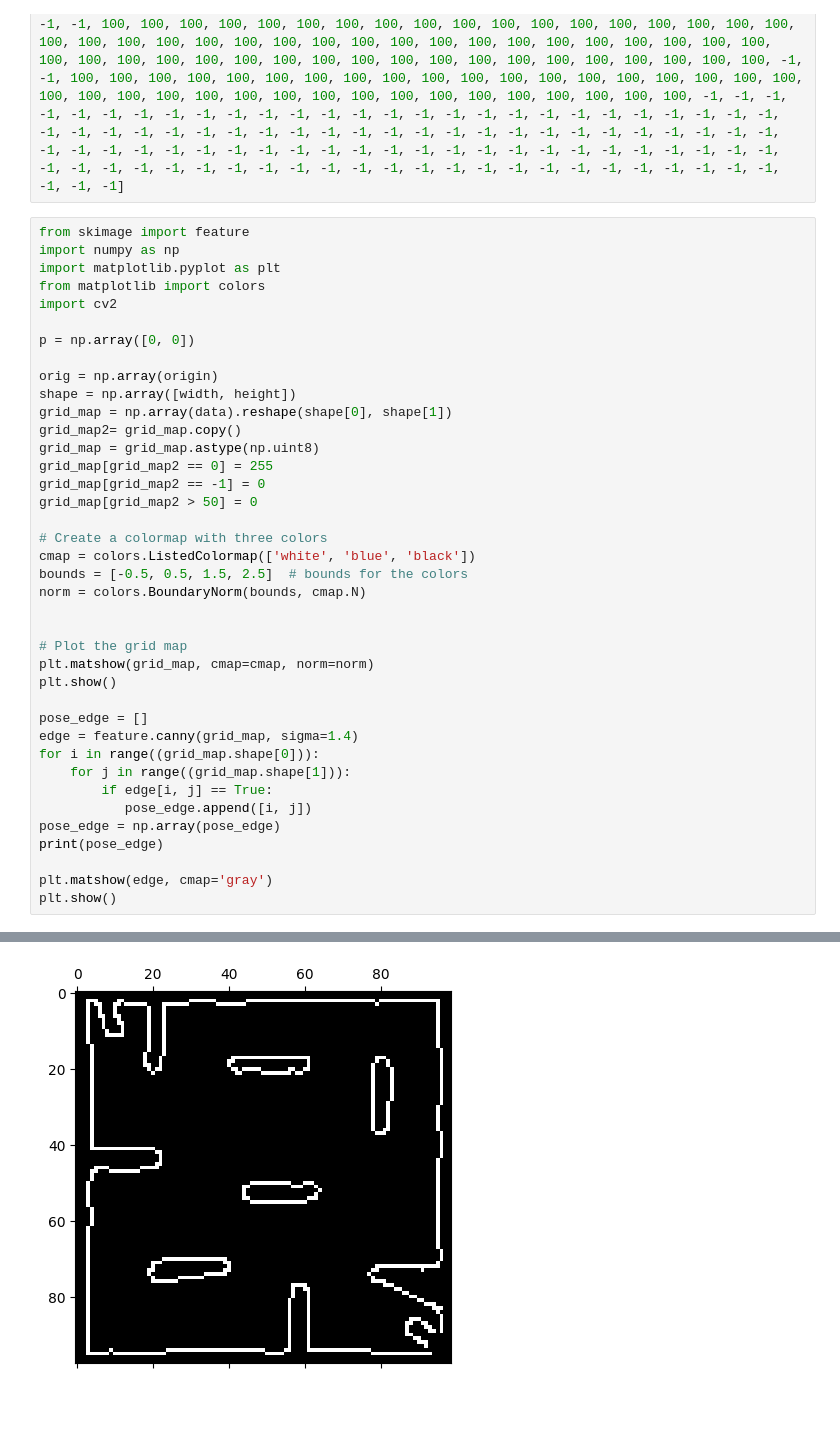
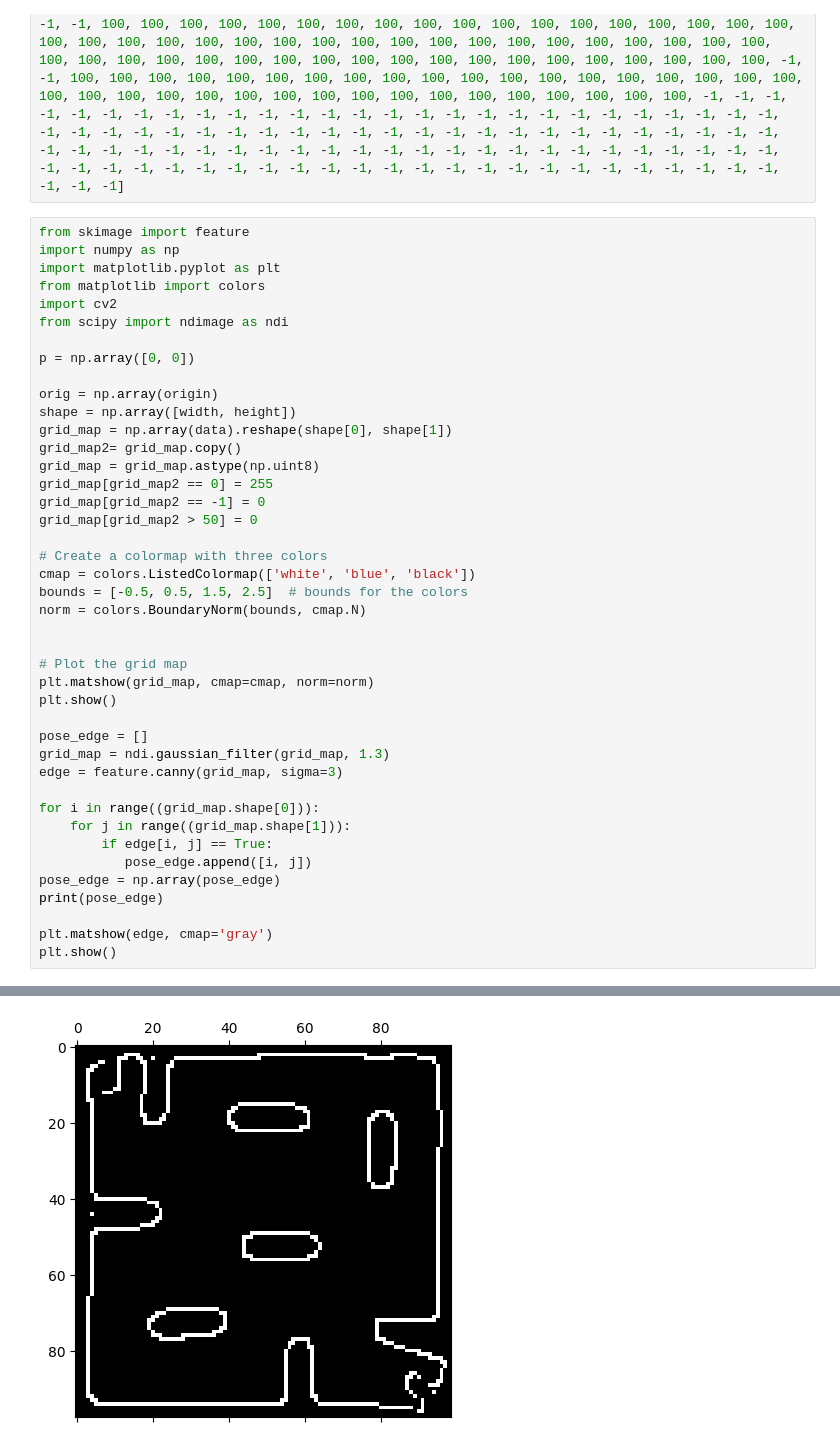
Before and after one commit to eliyaskidnae/frontier_exploration, a Jupyter notebook: notebooks/g.ipynb, the cells around one changed output, grey strips where cells are left out. Saved outputs shown, nothing was run; the diff lists cells and outputs as text; blank space fills up the shorter version.

```diff
--- a/notebooks/g.ipynb
+++ b/notebooks/g.ipynb
@@ -107,6 +107,7 @@ import numpy as np
 import matplotlib.pyplot as plt
 from matplotlib import colors
 import cv2
+from scipy import ndimage as ndi
 
 p = np.array([0, 0])
 
@@ -130,7 +131,9 @@ plt.matshow(grid_map, cmap=cmap, norm=norm)
 plt.show()
 
 pose_edge = []
-edge = feature.canny(grid_map, sigma=1.4)
+grid_map = ndi.gaussian_filter(grid_map, 1.3)
+edge = feature.canny(grid_map, sigma=3)
+
 for i in range((grid_map.shape[0])):
     for j in range((grid_map.shape[1])):
         if edge[i, j] == True:
@@ -152,4 +155,4 @@ plt.show()
-[figure, old version]
+[figure, new version]
 # %%
 from skimage import feature
 import numpy as np
```
Also changed, not shown: parts of 4 cells of this notebook, 29 other files.
